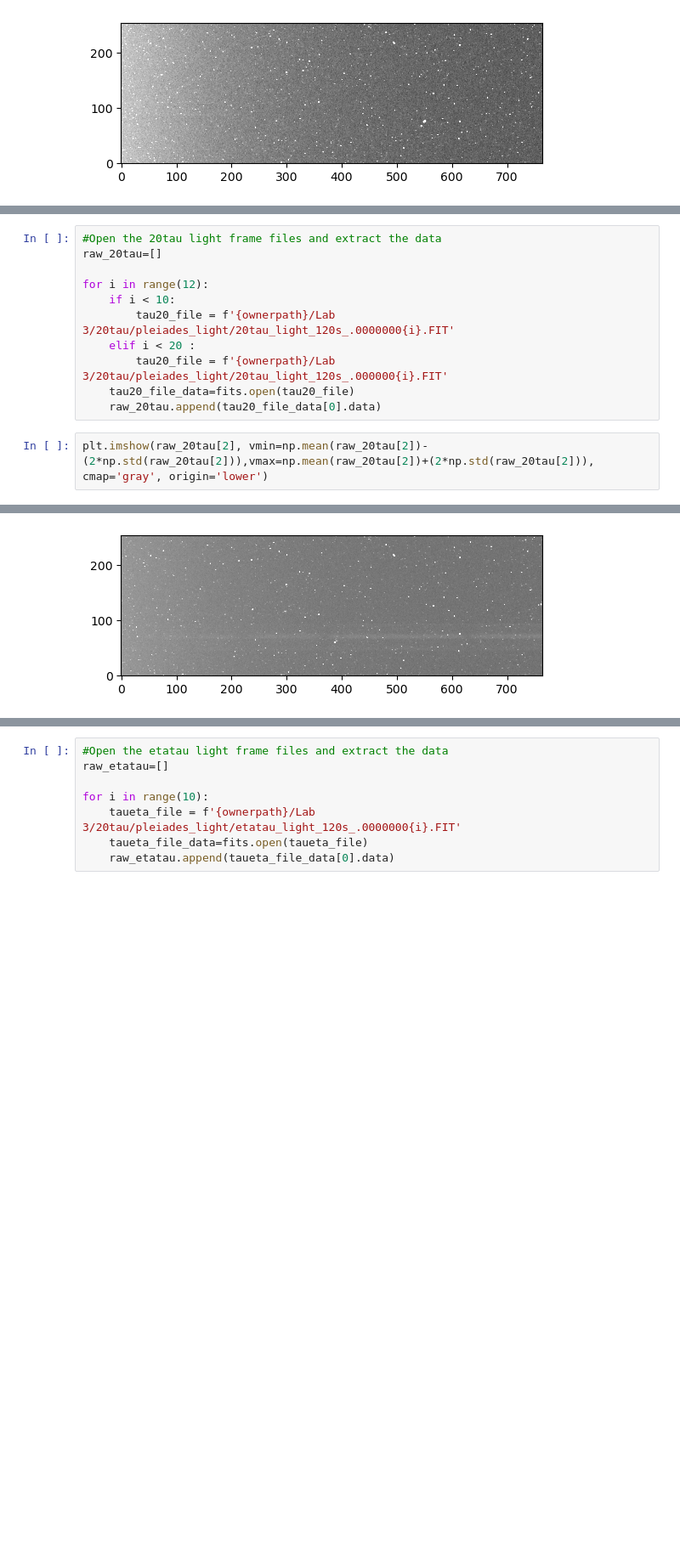
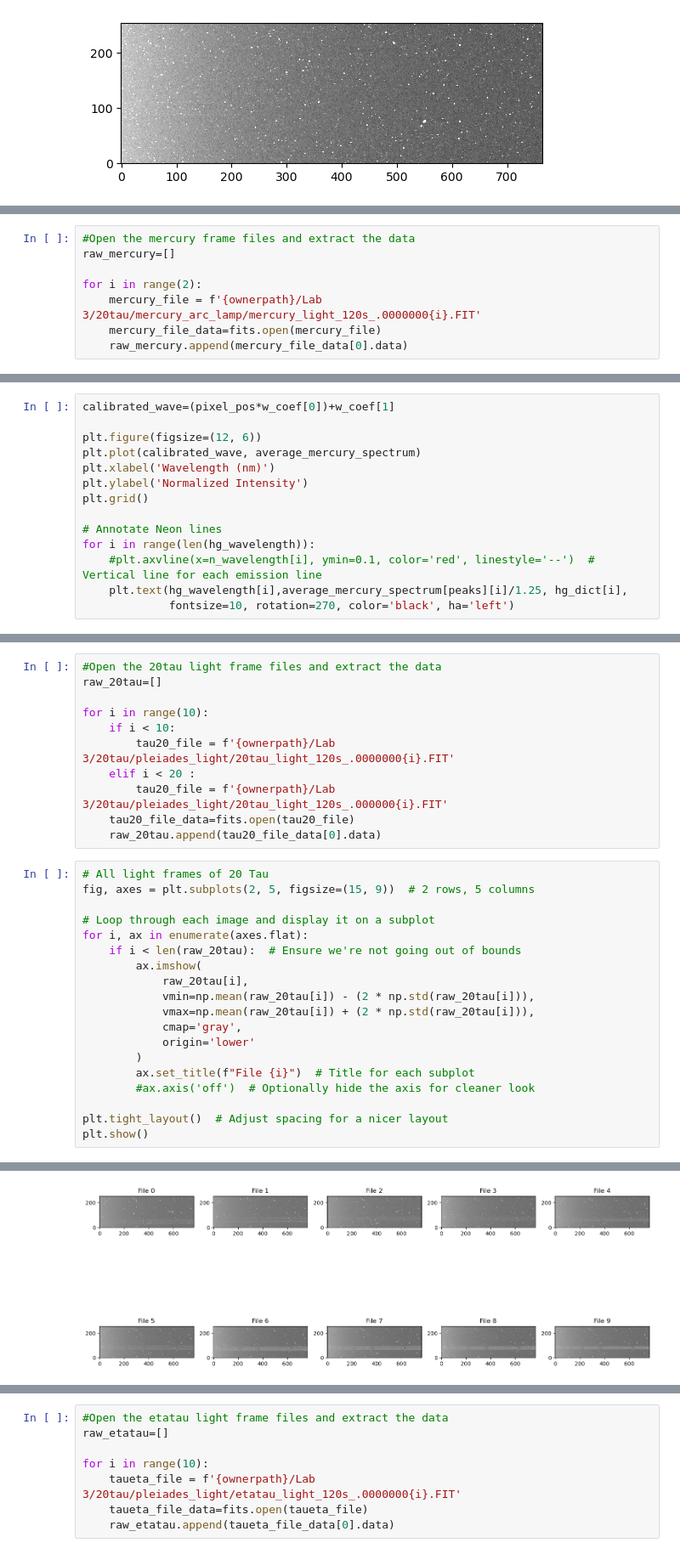
Before and after one commit to Zhengjingyi0823/AST443-Group5, a Jupyter notebook: AST443_lab3.ipynb, the cells around one changed output, grey strips where cells are left out. Shown at 85% size. Cells and saved outputs as stored; diff of their text form; blank space fills up the shorter version.

```diff
--- a/AST443_lab3.ipynb
+++ b/AST443_lab3.ipynb
@@ -72,0 +242,8 @@ plt.imshow(raw_darks_120[2], vmin=np.mean(raw_darks_120[2])-np.std(raw_darks_120
+# %%
+#Open the mercury frame files and extract the data
+raw_mercury=[]
+
+for i in range(2):
+    mercury_file = f'{ownerpath}/Lab 3/20tau/mercury_arc_lamp/mercury_light_120s_.0000000{i}.FIT'
+    mercury_file_data=fits.open(mercury_file)
+    raw_mercury.append(mercury_file_data[0].data)
@@ -72,0 +355,14 @@ plt.imshow(raw_darks_120[2], vmin=np.mean(raw_darks_120[2])-np.std(raw_darks_120
+# %%
+calibrated_wave=(pixel_pos*w_coef[0])+w_coef[1]
+
+plt.figure(figsize=(12, 6))
+plt.plot(calibrated_wave, average_mercury_spectrum)
+plt.xlabel('Wavelength (nm)')
+plt.ylabel('Normalized Intensity')
+plt.grid()
+
+# Annotate Neon lines
+for i in range(len(hg_wavelength)):
+    #plt.axvline(x=n_wavelength[i], ymin=0.1, color='red', linestyle='--')  # Vertical line for each emission line
+    plt.text(hg_wavelength[i],average_mercury_spectrum[peaks][i]/1.25, hg_dict[i],
+             fontsize=10, rotation=270, color='black', ha='left')
@@ -74,7 +374,7 @@ plt.imshow(raw_darks_120[2], vmin=np.mean(raw_darks_120[2])-np.std(raw_darks_120
 #Open the 20tau light frame files and extract the data
 raw_20tau=[]
 
-for i in range(12):
+for i in range(10):
     if i < 10:
         tau20_file = f'{ownerpath}/Lab 3/20tau/pleiades_light/20tau_light_120s_.0000000{i}.FIT'
     elif i < 20 :
@@ -82,5 +382,22 @@ for i in range(12):
     tau20_file_data=fits.open(tau20_file)
     raw_20tau.append(tau20_file_data[0].data)
 # %%
-plt.imshow(raw_20tau[2], vmin=np.mean(raw_20tau[2])-(2*np.std(raw_20tau[2])),vmax=np.mean(raw_20tau[2])+(2*np.std(raw_20tau[2])), cmap='gray', origin='lower')
+# All light frames of 20 Tau
+fig, axes = plt.subplots(2, 5, figsize=(15, 9))  # 2 rows, 5 columns
+
+# Loop through each image and display it on a subplot
+for i, ax in enumerate(axes.flat):
+    if i < len(raw_20tau):  # Ensure we're not going out of bounds
+        ax.imshow(
+            raw_20tau[i],
+            vmin=np.mean(raw_20tau[i]) - (2 * np.std(raw_20tau[i])),
+            vmax=np.mean(raw_20tau[i]) + (2 * np.std(raw_20tau[i])),
+            cmap='gray',
+            origin='lower'
+        )
+        ax.set_title(f"File {i}")  # Title for each subplot
+        #ax.axis('off')  # Optionally hide the axis for cleaner look
+
+plt.tight_layout()  # Adjust spacing for a nicer layout
+plt.show()
 # %% [output]
@@ -88 +404 @@ plt.imshow(raw_20tau[2], vmin=np.mean(raw_20tau[2])-(2*np.std(raw_20tau[2])),vma
-[figure, old version]
+[figure, new version]
```
Also changed, not shown: parts of 50 cells of this notebook.
